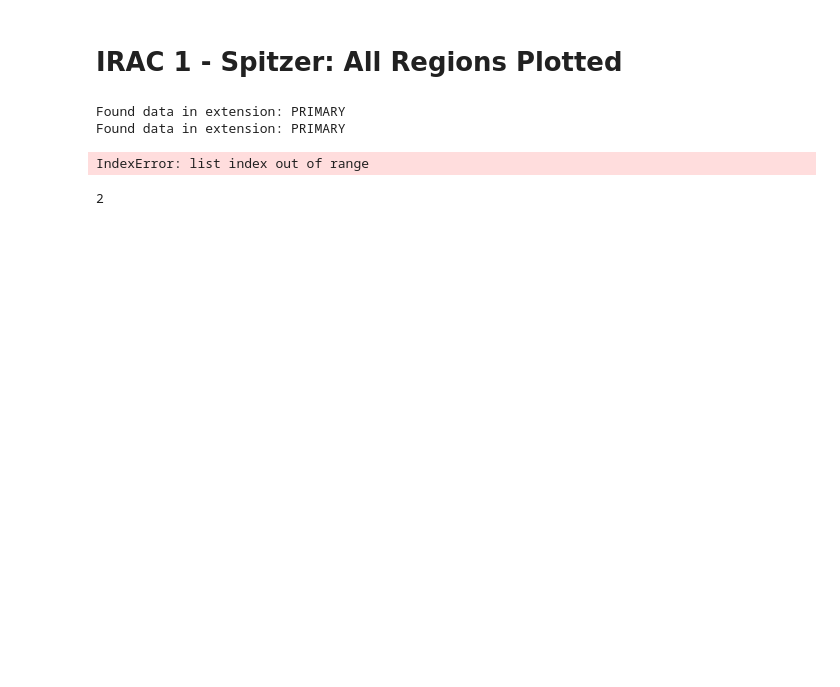
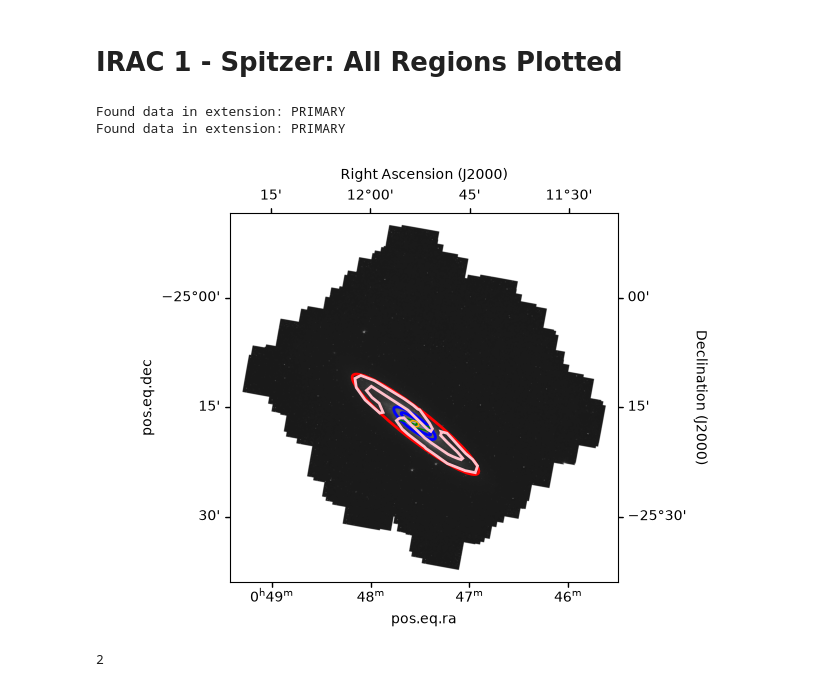
Before and after one commit to myasmedley/Environment-Mask-of-NGC-253, a Jupyter notebook: irac1map.ipynb, the cells around one changed output. Drawn from its saved outputs; the diff is of its cells as text; code cells hidden in the pictures; blank space fills up the shorter version.

Commit message:
changed plot axes to ra & dec, fixed index error

```diff
--- a/irac1map.ipynb
+++ b/irac1map.ipynb
@@ -117,13 +117,21 @@ class DisplayData:
         ring_region1 = Regions.read(ring_regionfile)[0].to_pixel(wcs) # access region file via
         ring_region2 = Regions.read(ring_regionfile)[1].to_pixel(wcs) # the one corresponds to
         bar_region = Regions.read(bar_regionfile)[0].to_pixel(wcs)
-        bar_region2 = Regions.read (bar_regionfile)[1].to_pixel(wcs)
+        bar_region2 = Regions.read(bar_regionfile)[1].to_pixel(wcs)
         center_region = Regions.read(center_regionfile)[0].to_pixel(wcs)
         spiralarms_region1 = Regions.read(spiralarms_regionfile)[0].to_pixel(wcs)
         spiralarms_region2 = Regions.read(spiralarms_regionfile)[1].to_pixel(wcs)
 
-        fig, ax = plt.subplots()
+
+        fig, ax = plt.subplots(subplot_kw=dict(projection=wcs))
         ax.imshow(data, cmap='gray', origin='lower', norm=self.norm, vmin=self.vmin, vmax=self.vmax)
+        #https://docs.astropy.org/en/stable/visualization/wcsaxes/index.html
+
+
+        overlay = ax.get_coords_overlay('fk5')
+        overlay[0].set_axislabel('Right Ascension (J2000)')
+        overlay[1].set_axislabel('Declination (J2000)')
+
         disk_region.plot(ax=ax, color='red', lw=2.0)
         ring_region1.plot(ax=ax, color= 'blue', lw=2.0)
         ring_region2.plot(ax=ax, color='blue', lw=2.0)
@@ -133,20 +141,21 @@ class DisplayData:
         spiralarms_region1.plot(ax=ax, color='pink', lw=2.0)
         spiralarms_region2.plot(ax=ax, color='pink', lw=2.0)
 
-        plt.savefig(figname)
+        plt.savefig(figname, bbox_inches='tight')
 # %%
+%matplotlib widget
 irac1_file= r"C:\Users\Lamat\OneDrive - The Ohio State University/Lamat NGC 253 Environment Mask/Plotting Regions/ngc0253_lvl_release_irac1_gauss3.fits"
 irac1_data = DisplayData(irac1_file)
 irac1_disk_regionfile = r"C:\Users\Lamat\OneDrive - The Ohio State University/Lamat NGC 253 Environment Mask/Plotting Regions/disk_irac1_regionfile_spitzer.reg"
 irac1_ring_regionfile = r"C:\Users\Lamat\OneDrive - The Ohio State University/Lamat NGC 253 Environment Mask/Plotting Regions/ring_irac1_regionfile_spitzer.reg"
+irac1_bar_regionfile = r"C:\Users\Lamat\OneDrive - The Ohio State University/Lamat NGC 253 Environment Mask/Plotting Regions/bar_irac1_regionfile_spitzer.reg"
 irac1_center_regionfile = r"C:\Users\Lamat\OneDrive - The Ohio State University/Lamat NGC 253 Environment Mask/Plotting Regions/center_irac1_regionfile_spitzer.reg"
-irac1_bar_regionfile = r"C:\Users\Lamat\OneDrive - The Ohio State University/Lamat NGC 253 Environment Mask/Plotting Regions/bar_irac1_regionfile_spitzer.reg"
 irac1_spiralarms_regionfile = r"C:\Users\Lamat\OneDrive - The Ohio State University/Lamat NGC 253 Environment Mask/Plotting Regions/spiralarms_irac1_regionfile_spitzer.reg"
-irac1_data.plot_region(irac1_file, irac1_disk_regionfile, irac1_ring_regionfile, irac1_center_regionfile, irac1_bar_regionfile, irac1_spiralarms_regionfile, 'asinh', vmin=None, vmax=None, figname = 'irac1 map')
+irac1_data.plot_region(irac1_file, irac1_disk_regionfile, irac1_ring_regionfile, irac1_bar_regionfile, irac1_center_regionfile, irac1_spiralarms_regionfile, 'asinh', vmin=None, vmax=None, figname = 'irac1 map')
 # %% [output]
 Found data in extension: PRIMARY
 Found data in extension: PRIMARY
-IndexError: list index out of range
+[figure, added]
 # %%
 reg = Regions.read(irac1_spiralarms_regionfile)
 print(len(reg))
```
